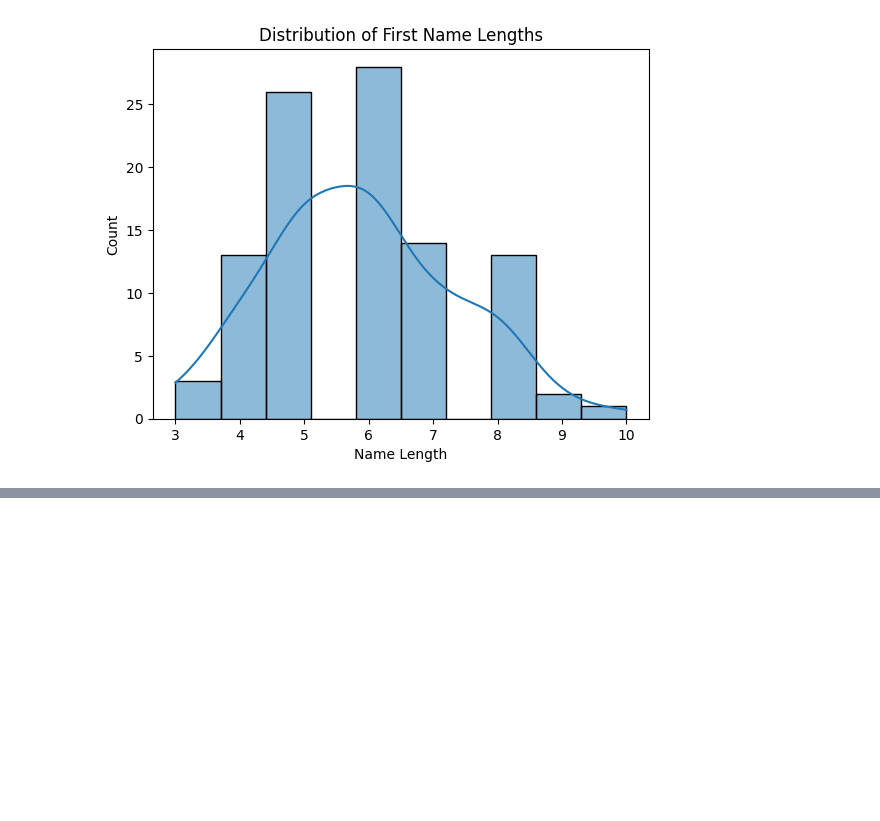
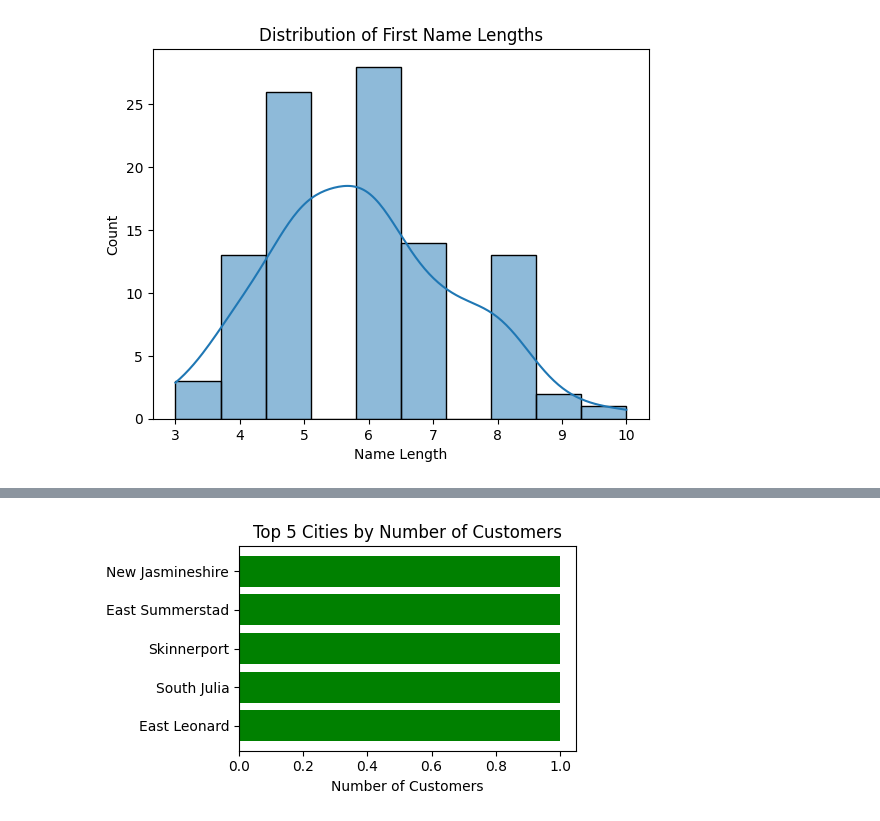
Before and after one commit to 0001Moksh/ML-course-day-12-to-21, a Jupyter notebook: Day15.ipynb, the cells around one changed output, grey strips where cells are left out. Saved outputs shown, nothing was run; the diff lists cells and outputs as text; code cells hidden in the pictures; blank space fills up the shorter version.

```diff
--- a/Day15.ipynb
+++ b/Day15.ipynb
@@ -156,0 +192,13 @@ plt.show()
+# %%
+# Count top 5 cities
+top_cities = df['City'].value_counts().head(5)
+
+# Horizontal bar plot
+plt.figure(figsize=(5, 3))
+plt.barh(top_cities.index, top_cities.values, color='green')
+plt.xlabel('Number of Customers')
+plt.title('Top 5 Cities by Number of Customers')
+plt.tight_layout()
+plt.show()
+# %% [output]
+[figure, added]
```
Also changed, not shown: parts of 9 cells of this notebook, 1 other file.
